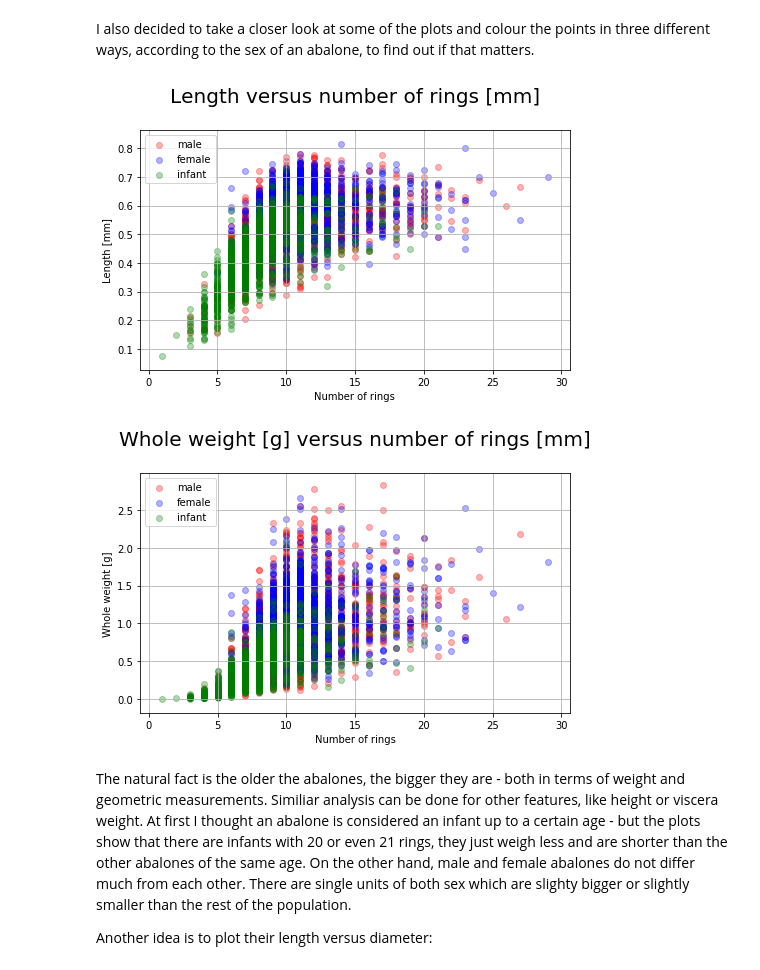
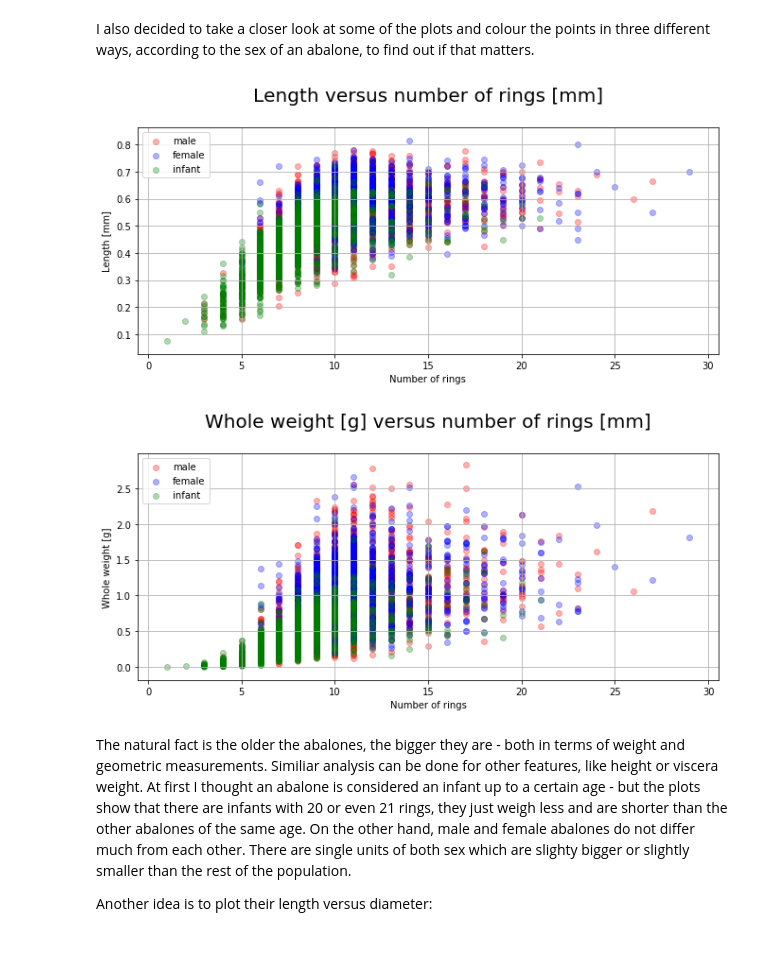
Before and after one commit to acamlet/abalone-dataset, a Jupyter notebook: abalone_dataset.ipynb, the cells around one changed output. Saved outputs shown, nothing was run; the diff lists cells and outputs as text; code cells hidden in the pictures.

```diff
--- a/abalone_dataset.ipynb
+++ b/abalone_dataset.ipynb
@@ -102,25 +104,25 @@ plt.show()
 I also decided to take a closer look at some of the plots and colour the points in three different ways, according to the sex of an abalone, to find out if that matters.
 # %%
 alpha = 0.3
-plt.figure(figsize=(7,7))
+plt.figure(figsize=(10,7))
 plt.subplots_adjust(right=2, top=0.6, wspace=0.2)
 plt.subplot(1,2,1)
 plt.grid()
 plt.title("Length versus number of rings [mm]\n", fontsize = 20)
 plt.xlabel('Number of rings')
 plt.ylabel('Length [mm]')
 plt.scatter(df.loc[df.Sex == 'M', 'Number of rings'], df.loc[df.Sex == 'M', 'Length [mm]'], c = 'r', label = 'male', alpha = alpha)
 plt.scatter(df.loc[df.Sex == 'F', 'Number of rings'], df.loc[df.Sex == 'F', 'Length [mm]'], c = 'b', label = 'female', alpha = alpha)
 plt.scatter(df.loc[df.Sex == 'I', 'Number of rings'], df.loc[df.Sex == 'I', 'Length [mm]'], c = 'g', label = 'infant', alpha = alpha)
 plt.legend(loc = 'upper left')
 plt.show()
 # %% [output]
-[figure, old version]
+[figure, new version]
 # %%
 alpha = 0.3
-plt.figure(figsize=(7,7))
+plt.figure(figsize=(10,7))
 plt.subplots_adjust(right=2, top=0.6, wspace=0.2)
-plt.subplot(1,2,2)
+plt.subplot(1,2,1)
 plt.grid()
 plt.title("Whole weight [g] versus number of rings [mm]\n", fontsize = 20)
 plt.xlabel('Number of rings')
@@ -131,7 +133,7 @@ plt.scatter(df.loc[df.Sex == 'I', 'Number of rings'], df.loc[df.Sex == 'I', 'Who
 plt.legend(loc = 'upper left')
 plt.show()
 # %% [output]
-[figure, old version]
+[figure, new version]
 # %% [markdown]
 The natural fact is the older the abalones, the bigger they are - both in terms of weight and geometric measurements. Similiar analysis can be done for other features, like height or viscera weight. At first I thought an abalone is considered an infant up to a certain age - but the plots show that there are infants with 20 or even 21 rings, they just weigh less and are shorter than the other abalones of the same age. On the other hand, male and female abalones do not differ much from each other. There are single units of both sex which are slighty bigger or slightly smaller than the rest of the population.
 
```
Also changed, not shown: parts of 18 cells of this notebook, 1 other file.
